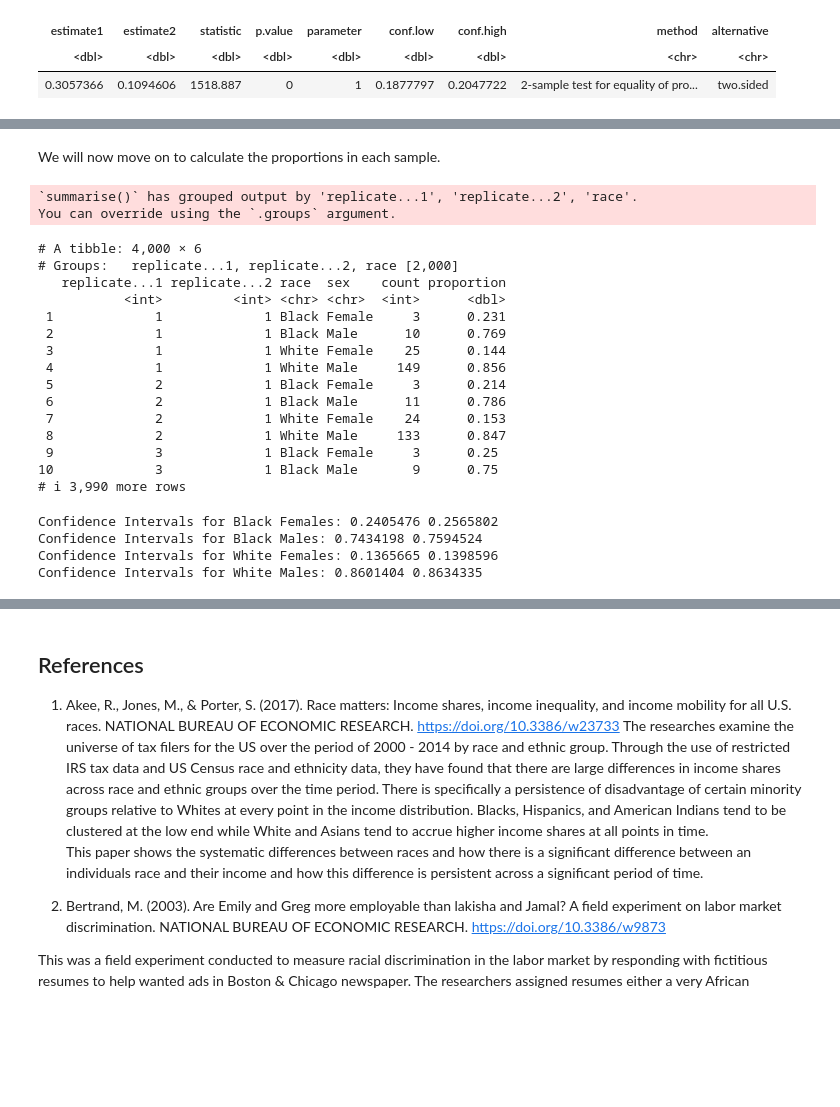
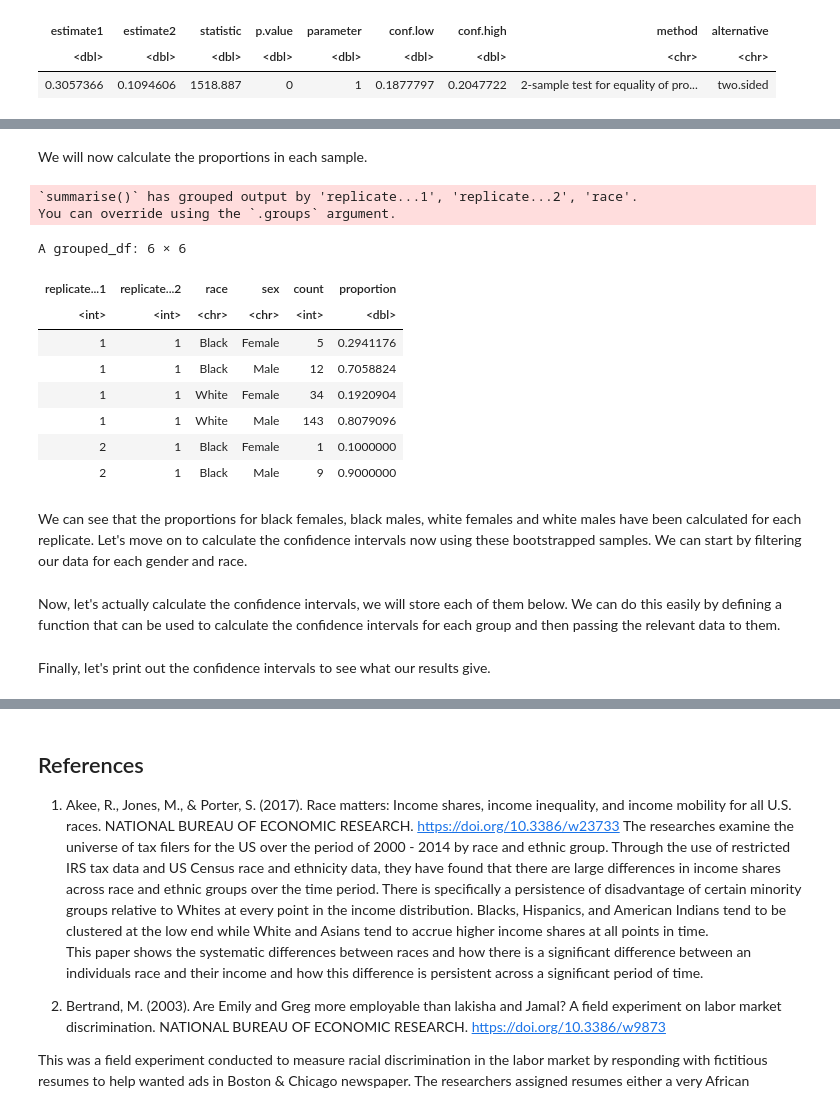
Before and after one commit to Praj-na/stat201-groupproject, a Jupyter notebook: Project-G14.ipynb, the cells around one changed output, grey strips where cells are left out. Drawn from its saved outputs; the diff is of its cells as text; code cells hidden in the pictures; blank space fills up the shorter version.

```diff
--- a/Project-G14.ipynb
+++ b/Project-G14.ipynb
@@ -518,62 +483,33 @@ A tibble: 6 × 5
 # %% [markdown]
-We will now move on to calculate the proportions in each sample.
+We will now calculate the proportions in each sample.
 # %%
 # Calculate proportions in each resampled dataset for all income_status values
 bootstrap_proportions <- bootstrap_samples %>%
   group_by(replicate...1, replicate...2, race, sex) %>%
   summarise(count = sum(income_status == ">50K")) %>%
   mutate(proportion = count / sum(count))
 
 # Display the proportions for each racial and gender group in bootstrapped data
-print(bootstrap_proportions)
+head(bootstrap_proportions)
 # %% [output]
 `summarise()` has grouped output by 'replicate...1', 'replicate...2', 'race'.
 You can override using the `.groups` argument.
-# A tibble: 4,000 × 6
-# Groups:   replicate...1, replicate...2, race [2,000]
-   replicate...1 replicate...2 race  sex    count proportion
-           <int>         <int> <chr> <chr>  <int>      <dbl>
- 1             1             1 Black Female     3      0.231
- 2             1             1 Black Male      10      0.769
- 3             1             1 White Female    25      0.144
- 4             1             1 White Male     149      0.856
- 5             2             1 Black Female     3      0.214
- 6             2             1 Black Male      11      0.786
- 7             2             1 White Female    24      0.153
- 8             2             1 White Male     133      0.847
- 9             3             1 Black Female     3      0.25
-10             3             1 Black Male       9      0.75
-# ℹ 3,990 more rows
+A grouped_df: 6 × 6
+| replicate...1 | replicate...2 | race | sex | count | proportion |
+| <int> | <int> | <chr> | <chr> | <int> | <dbl> |
+| 1 | 1 | Black | Female | 5 | 0.2941176 |
+| 1 | 1 | Black | Male | 12 | 0.7058824 |
+| 1 | 1 | White | Female | 34 | 0.1920904 |
+| 1 | 1 | White | Male | 143 | 0.8079096 |
+| 2 | 1 | Black | Female | 1 | 0.1000000 |
+| 2 | 1 | Black | Male | 9 | 0.9000000 |
+# %% [markdown]
+We can see that the proportions for black females, black males, white females and white males have been calculated for each replicate. Let's move on to calculate the confidence intervals now using these bootstrapped samples. We can start by filtering our data for each gender and race.
 # %%
 # Filter data for different gender and racial groups
 black_female <- filter(bootstrap_proportions, race == "Black", sex == "Female")
 black_male <- filter(bootstrap_proportions, race == "Black", sex == "Male")
 white_female <- filter(bootstrap_proportions, race == "White", sex == "Female")
 white_male <- filter(bootstrap_proportions, race == "White", sex == "Male")
-
-# Function to calculate confidence intervals
-calculate_confidence_intervals <- function(data) {
-  mean_prop <- mean(data$proportion)
-  std_err <- sd(data$proportion) / sqrt(nrow(data))
-  margin_error <- qnorm(0.975) * std_err  # For a 95% confidence interval
-  lower_bound <- mean_prop - margin_error
-  upper_bound <- mean_prop + margin_error
-  return(c(lower_bound, upper_bound))
-}
-
-# Calculate confidence intervals for different groups
-black_female_conf_interval <- calculate_confidence_intervals(black_female)
-black_male_conf_interval <- calculate_confidence_intervals(black_male)
-white_female_conf_interval <- calculate_confidence_intervals(white_female)
-white_male_conf_interval <- calculate_confidence_intervals(white_male)
-
-# Print confidence intervals for different groups
-cat("Confidence Intervals for Black Females:", black_female_conf_interval, "\n")
-cat("Confidence Intervals for Black Males:", black_male_conf_interval, "\n")
-cat("Confidence Intervals for White Females:", white_female_conf_interval, "\n")
-cat("Confidence Intervals for White Males:", white_male_conf_interval, "\n")
-# %% [output]
-Confidence Intervals for Black Females: 0.2405476 0.2565802
-Confidence Intervals for Black Males: 0.7434198 0.7594524
-Confidence Intervals for White Females: 0.1365665 0.1398596
-Confidence Intervals for White Males: 0.8601404 0.8634335
+# %% [markdown]
+Now, let's actually calculate the confidence intervals, we will store each of them below. We can do this easily by defining a function that can be used to calculate the confidence intervals for each group and then passing the relevant data to them.
@@ -579,0 +532,2 @@ Confidence Intervals for White Males: 0.8601404 0.8634335
+# %% [markdown]
+Finally, let's print out the confidence intervals to see what our results give.
```
Also changed, not shown: parts of 19 cells of this notebook.
